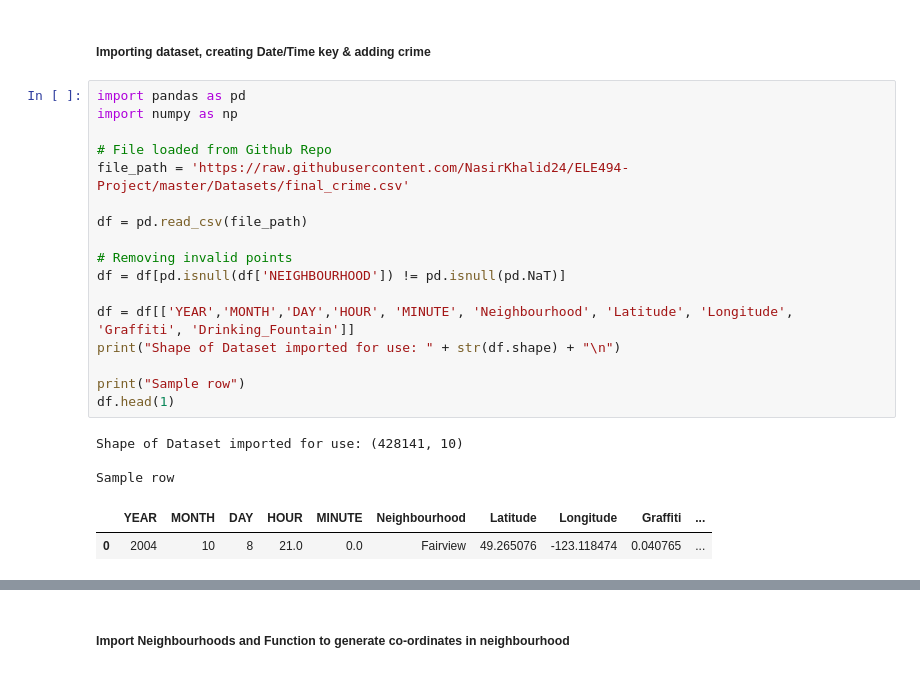
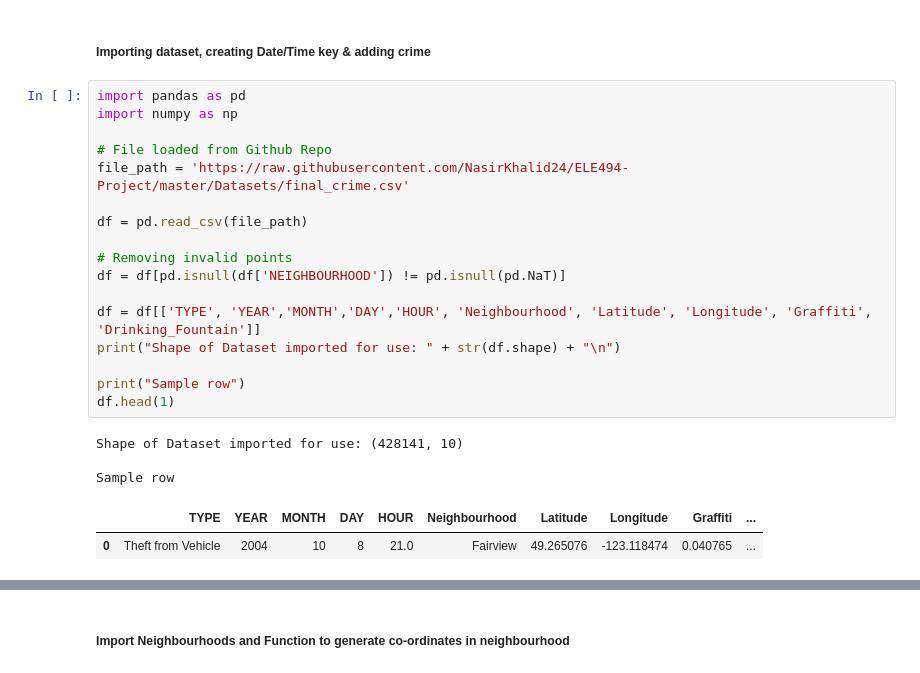
Before and after one commit to NasirKhalid24/Vancouver-Crime-Prediction, a Jupyter notebook: Notebooks/Network_2.ipynb, the cells around one changed output, grey strips where cells are left out. Saved outputs shown, nothing was run; the diff lists cells and outputs as text.

```diff
--- a/Notebooks/Network_2.ipynb
+++ b/Notebooks/Network_2.ipynb
@@ -24,23 +23,23 @@ Probability of crime occuring
 # %%
 import pandas as pd
 import numpy as np
 
 # File loaded from Github Repo
 file_path = 'https://raw.githubusercontent.com/NasirKhalid24/ELE494-Project/master/Datasets/final_crime.csv'
 
 df = pd.read_csv(file_path)
 
 # Removing invalid points
 df = df[pd.isnull(df['NEIGHBOURHOOD']) != pd.isnull(pd.NaT)]
 
-df = df[['YEAR','MONTH','DAY','HOUR', 'MINUTE', 'Neighbourhood', 'Latitude', 'Longitude', 'Graffiti', 'Drinking_Fountain']]
+df = df[['TYPE', 'YEAR','MONTH','DAY','HOUR', 'Neighbourhood', 'Latitude', 'Longitude', 'Graffiti', 'Drinking_Fountain']]
 print("Shape of Dataset imported for use: " + str(df.shape) + "\n")
 
 print("Sample row")
 df.head(1)
 # %% [output]
 Shape of Dataset imported for use: (428141, 10)
 
 Sample row
-|  | YEAR | MONTH | DAY | HOUR | MINUTE | Neighbourhood | Latitude | Longitude | Graffiti | ... |
-| 0 | 2004 | 10 | 8 | 21.0 | 0.0 | Fairview | 49.265076 | -123.118474 | 0.040765 | ... |
+|  | TYPE | YEAR | MONTH | DAY | HOUR | Neighbourhood | Latitude | Longitude | Graffiti | ... |
+| 0 | Theft from Vehicle | 2004 | 10 | 8 | 21.0 | Fairview | 49.265076 | -123.118474 | 0.040765 | ... |
```
Also changed, not shown: parts of 28 cells of this notebook, 7 other files.
